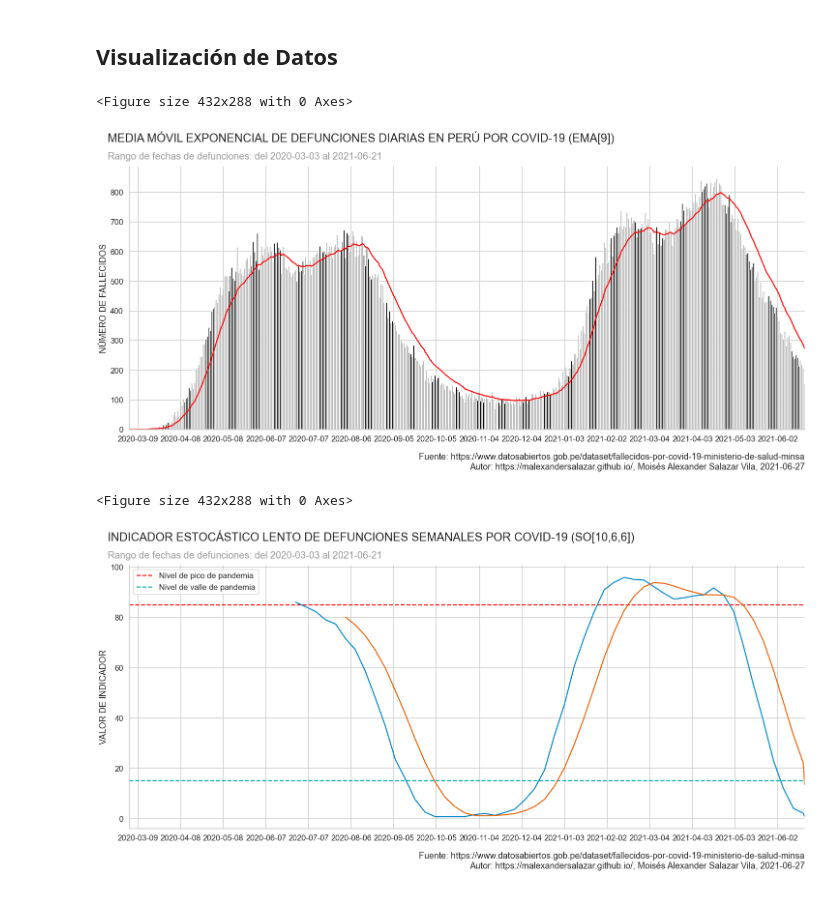
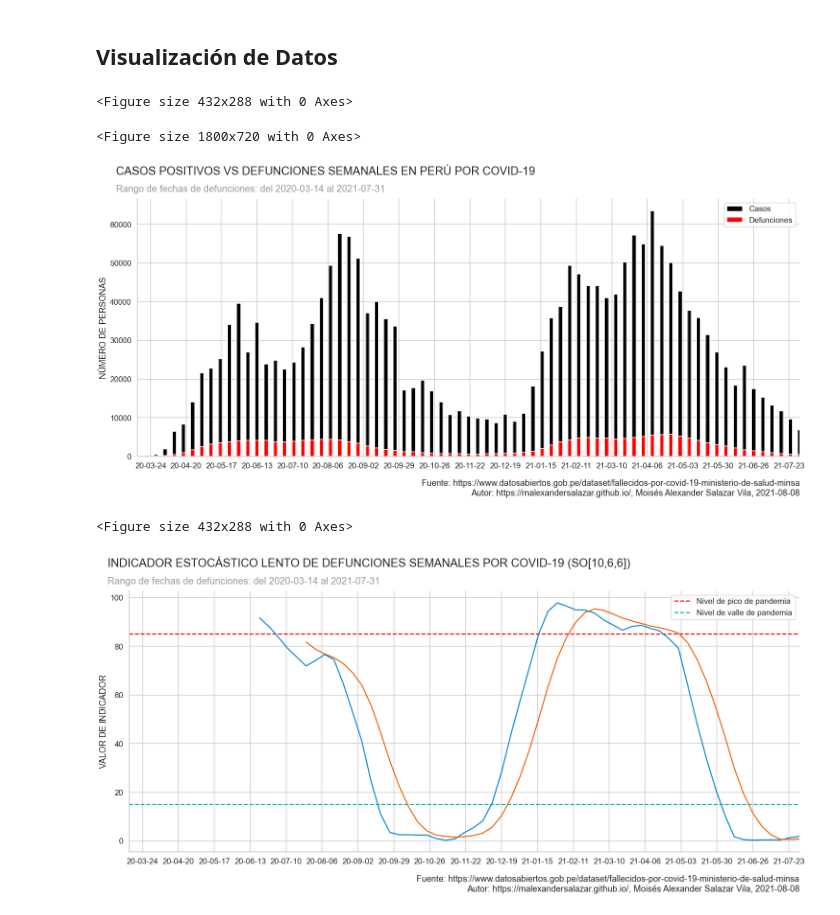
Before and after one commit to malexandersalazar/covid-19-peru-analisis-oleadas, a Jupyter notebook: src/main.ipynb, the cells around one changed output. Cells and saved outputs as stored; diff of their text form; code cells hidden in the pictures.

```diff
--- a/src/main.ipynb
+++ b/src/main.ipynb
@@ -59,7 +48,0 @@ daily.head(5)
-# %%
-data = daily.copy()
-data['low'] = data['count'].rolling(7).min()
-data['high'] = data['count'].rolling(7).max()
-# %%
-weekly = data.set_index(data['date']).resample('W').agg({'date': 'last','high': 'max', 'low': 'min','count': 'last'}).reset_index(drop=True)[['date','high','low','count']]
-weekly.head(5)
@@ -72,0 +82,3 @@ weekly.head(5)
+# %%
+weekly_cases = generate_weekly_dataframe(positivos_df,'FECHA_RESULTADO')
+weekly_cases.head()
@@ -72,0 +92,3 @@ weekly.head(5)
+# %%
+weekly_deaths = generate_weekly_dataframe(defunciones_df,'FECHA_FALLECIMIENTO')
+weekly_deaths.head()
@@ -77,32 +104,35 @@ ema_count = daily['count'].ewm(com=9,adjust=False).mean()
 # %%
 plt.clf()
 
 fig, axs = plt.subplots(figsize=(25,10))
-plt.figtext(0.1,0.95, 'MEDIA MÓVIL EXPONENCIAL DE DEFUNCIONES DIARIAS EN PERÚ POR COVID-19 (EMA[9])', ha='left', fontsize=24)
-plt.figtext(0.1,0.90, 'Rango de fechas de defunciones: del {} al {}'.format(f'{daily["date"].iat[0]:%Y-%m-%d}',f'{daily["date"].iat[-1]:%Y-%m-%d}'), ha='left', fontsize=20, color='#999')
+plt.figtext(0.1,0.95, 'CASOS POSITIVOS VS DEFUNCIONES SEMANALES EN PERÚ POR COVID-19', ha='left', fontsize=24)
+plt.figtext(0.1,0.90, 'Rango de fechas de defunciones: del {} al {}'.format(f'{weekly_deaths["date"].iat[0]:%Y-%m-%d}',f'{weekly_deaths["date"].iat[-1]:%Y-%m-%d}'), ha='left', fontsize=20, color='#999')
 plt.figtext(0.9,0.01, """Fuente: https://www.datosabiertos.gob.pe/dataset/fallecidos-por-covid-19-ministerio-de-salud-minsa
 Autor: https://malexandersalazar.github.io/, Moisés Alexander Salazar Vila, """ + f'{DateTime.now():%Y-%m-%d}', ha='right')
 
-formatter = mdates.DateFormatter("%Y-%m-%d")
-locator = mdates.DayLocator(interval=30)
+formatter = mdates.DateFormatter("%y-%m-%d")
+locator = mdates.DayLocator(interval=27)
 
 axs.xaxis.set_major_formatter(formatter)
 axs.xaxis.set_major_locator(locator)
 
-axs.bar(daily['date'], daily['count'], color='#000')
-axs.plot(daily['date'], ema_count, color='r')
+axs.bar(weekly_cases['date'], weekly_cases['count'], 3,color='#000', label='Casos')
+axs.bar(weekly_deaths['date'], weekly_deaths['count'], 3,color='#f00', label='Defunciones')
 
-axs.set_xlim((daily["date"].iat[0],daily["date"].iat[-1]))
-axs.set_ylabel('NÚMERO DE FALLECIDOS')
+axs.set_xlim((weekly_deaths["date"].iat[0],weekly_deaths["date"].iat[-1]))
+axs.set_ylabel('NÚMERO DE PERSONAS')
+
+plt.legend()
 
 sns.despine(left=False, bottom=False)
 
-filename = 'dist/DEFUNCIONES.png'
+filename = 'dist/COMPARATIVA.png'
 plt.savefig("../" + filename, bbox_inches='tight')
 
 plt.show()
 plt.close(fig)
 # %% [output]
 <Figure size 432x288 with 0 Axes>
+<Figure size 1800x720 with 0 Axes>
-[figure, old version]
+[figure, new version]
 # %%
@@ -116,23 +146,22 @@ plt.clf()
 
 fig, axs = plt.subplots(figsize=(25,10))
 plt.figtext(0.1,0.95, 'INDICADOR ESTOCÁSTICO LENTO DE DEFUNCIONES SEMANALES POR COVID-19 (SO[10,6,6])', ha='left', fontsize=24)
-plt.figtext(0.1,0.90, 'Rango de fechas de defunciones: del {} al {}'.format(f'{daily["date"].iat[0]:%Y-%m-%d}',f'{daily["date"].iat[-1]:%Y-%m-%d}'), ha='left', fontsize=20, color='#999')
+plt.figtext(0.1,0.90, 'Rango de fechas de defunciones: del {} al {}'.format(f'{weekly_deaths["date"].iat[0]:%Y-%m-%d}',f'{weekly_deaths["date"].iat[-1]:%Y-%m-%d}'), ha='left', fontsize=20, color='#999')
 plt.figtext(0.9,0.01, """Fuente: https://www.datosabiertos.gob.pe/dataset/fallecidos-por-covid-19-ministerio-de-salud-minsa
 Autor: https://malexandersalazar.github.io/, Moisés Alexander Salazar Vila, """ + f'{DateTime.now():%Y-%m-%d}', ha='right')
 
-formatter = mdates.DateFormatter("%Y-%m-%d")
-locator = mdates.DayLocator(interval=30)
+formatter = mdates.DateFormatter("%y-%m-%d")
+locator = mdates.DayLocator(interval=27)
 
 axs.xaxis.set_major_formatter(formatter)
 axs.xaxis.set_major_locator(locator)
 
-axs.plot(weekly['date'], percentD, color='#0086CD')
-axs.plot(weekly['date'], percentDn, color='#EC6106')
-axs.hlines(85, daily["date"].iat[0], daily["date"].iat[-1], color='r', linestyles= 'dashed', label='Nivel de pico de pandemia')
-axs.hlines(15, daily["date"].iat[0], daily["date"].iat[-1], color='#00AFA6', linestyles= 'dashed', label='Nivel de valle de pandemia')
+axs.plot(weekly_deaths['date'], percentD, color='#0086CD')
+axs.plot(weekly_deaths['date'], percentDn, color='#EC6106')
+axs.hlines(85, weekly_deaths["date"].iat[0], weekly_deaths["date"].iat[-1], color='r', linestyles= 'dashed', label='Nivel de pico de pandemia')
+axs.hlines(15, weekly_deaths["date"].iat[0], weekly_deaths["date"].iat[-1], color='#00AFA6', linestyles= 'dashed', label='Nivel de valle de pandemia')
 
-# axs.set_xlim((weekly["date"].iat[PERIOD],daily["date"].iat[-1]))
-axs.set_xlim((daily["date"].iat[0],daily["date"].iat[-1]))
+axs.set_xlim((weekly_deaths["date"].iat[0],weekly_deaths["date"].iat[-1]))
 axs.set_ylabel('VALOR DE INDICADOR')
 axs.legend()
 
@@ -145,5 +174,5 @@ plt.show()
 plt.close(fig)
 # %% [output]
 <Figure size 432x288 with 0 Axes>
-[figure, old version]
+[figure, new version]
 # %%
```
Also changed, not shown: parts of 18 cells of this notebook, 5 other files.
